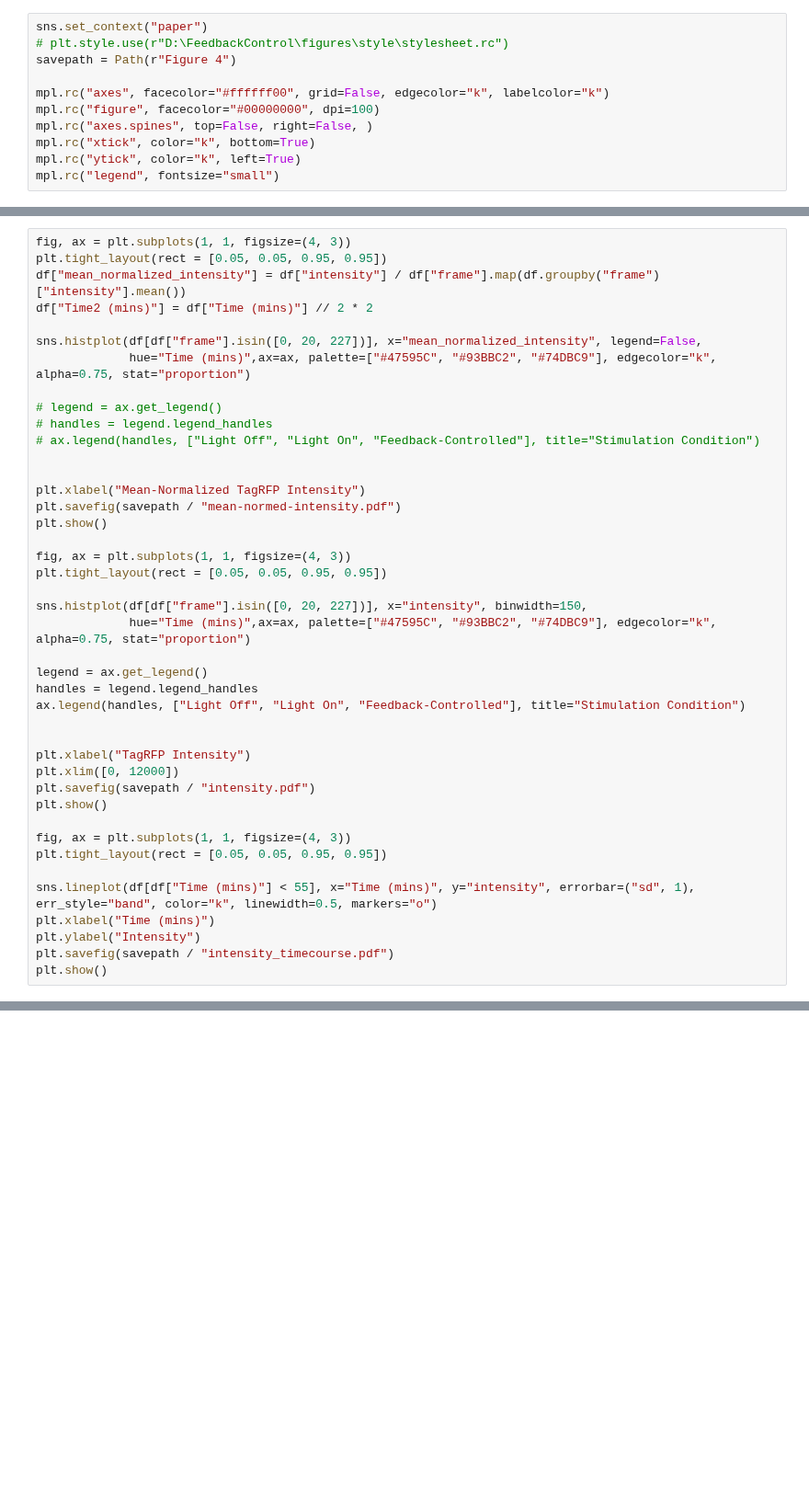
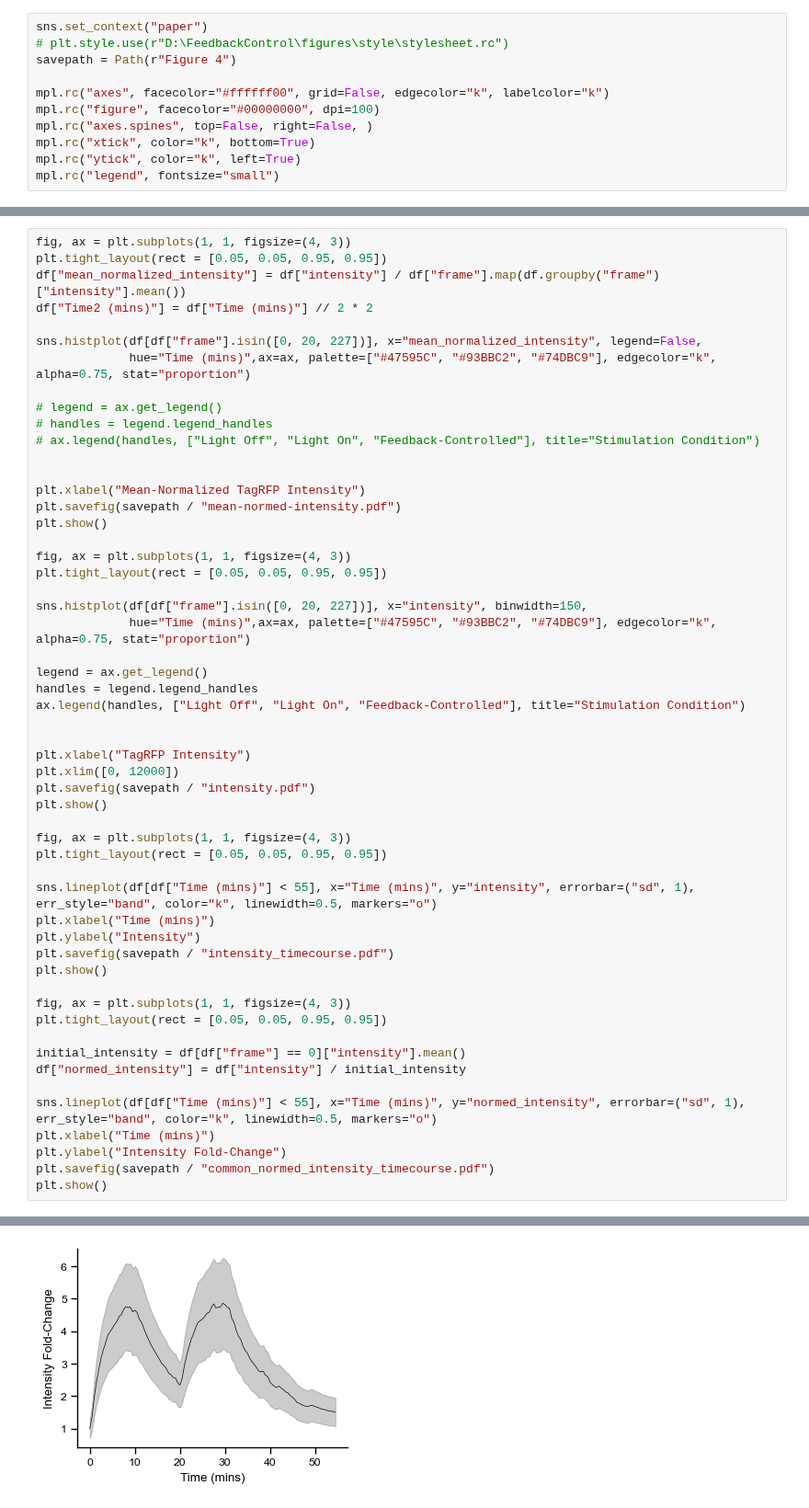
Before and after one commit to Harrison-Oatman/PyCLM, a Jupyter notebook: figures/tag-rfp_analysis.ipynb, the cells around one changed output, grey strips where cells are left out. Shown at 92% size. Saved outputs shown, nothing was run; the diff lists cells and outputs as text; blank space fills up the shorter version.

```diff
--- a/figures/tag-rfp_analysis.ipynb
+++ b/figures/tag-rfp_analysis.ipynb
@@ -100,33 +99,46 @@ plt.savefig(savepath / "mean-normed-intensity.pdf")
 plt.show()
 
 fig, ax = plt.subplots(1, 1, figsize=(4, 3))
 plt.tight_layout(rect = [0.05, 0.05, 0.95, 0.95])
 
 sns.histplot(df[df["frame"].isin([0, 20, 227])], x="intensity", binwidth=150,
              hue="Time (mins)",ax=ax, palette=["#47595C", "#93BBC2", "#74DBC9"], edgecolor="k", alpha=0.75, stat="proportion")
 
 legend = ax.get_legend()
 handles = legend.legend_handles
 ax.legend(handles, ["Light Off", "Light On", "Feedback-Controlled"], title="Stimulation Condition")
 
 
 plt.xlabel("TagRFP Intensity")
 plt.xlim([0, 12000])
 plt.savefig(savepath / "intensity.pdf")
 plt.show()
 
 fig, ax = plt.subplots(1, 1, figsize=(4, 3))
 plt.tight_layout(rect = [0.05, 0.05, 0.95, 0.95])
 
 sns.lineplot(df[df["Time (mins)"] < 55], x="Time (mins)", y="intensity", errorbar=("sd", 1), err_style="band", color="k", linewidth=0.5, markers="o")
 plt.xlabel("Time (mins)")
 plt.ylabel("Intensity")
 plt.savefig(savepath / "intensity_timecourse.pdf")
 plt.show()
+
+fig, ax = plt.subplots(1, 1, figsize=(4, 3))
+plt.tight_layout(rect = [0.05, 0.05, 0.95, 0.95])
+
+initial_intensity = df[df["frame"] == 0]["intensity"].mean()
+df["normed_intensity"] = df["intensity"] / initial_intensity
+
+sns.lineplot(df[df["Time (mins)"] < 55], x="Time (mins)", y="normed_intensity", errorbar=("sd", 1), err_style="band", color="k", linewidth=0.5, markers="o")
+plt.xlabel("Time (mins)")
+plt.ylabel("Intensity Fold-Change")
+plt.savefig(savepath / "common_normed_intensity_timecourse.pdf")
+plt.show()
 # %% [output]
 [figure]
 [figure]
 [figure]
+[figure, added]
 # %%
 fig, ax = plt.subplots(1, 1, figsize=(4, 3))
 plt.tight_layout(rect = [0.05, 0.05, 0.95, 0.95])
```
Also changed, not shown: parts of 2 cells of this notebook, 2 other files.
